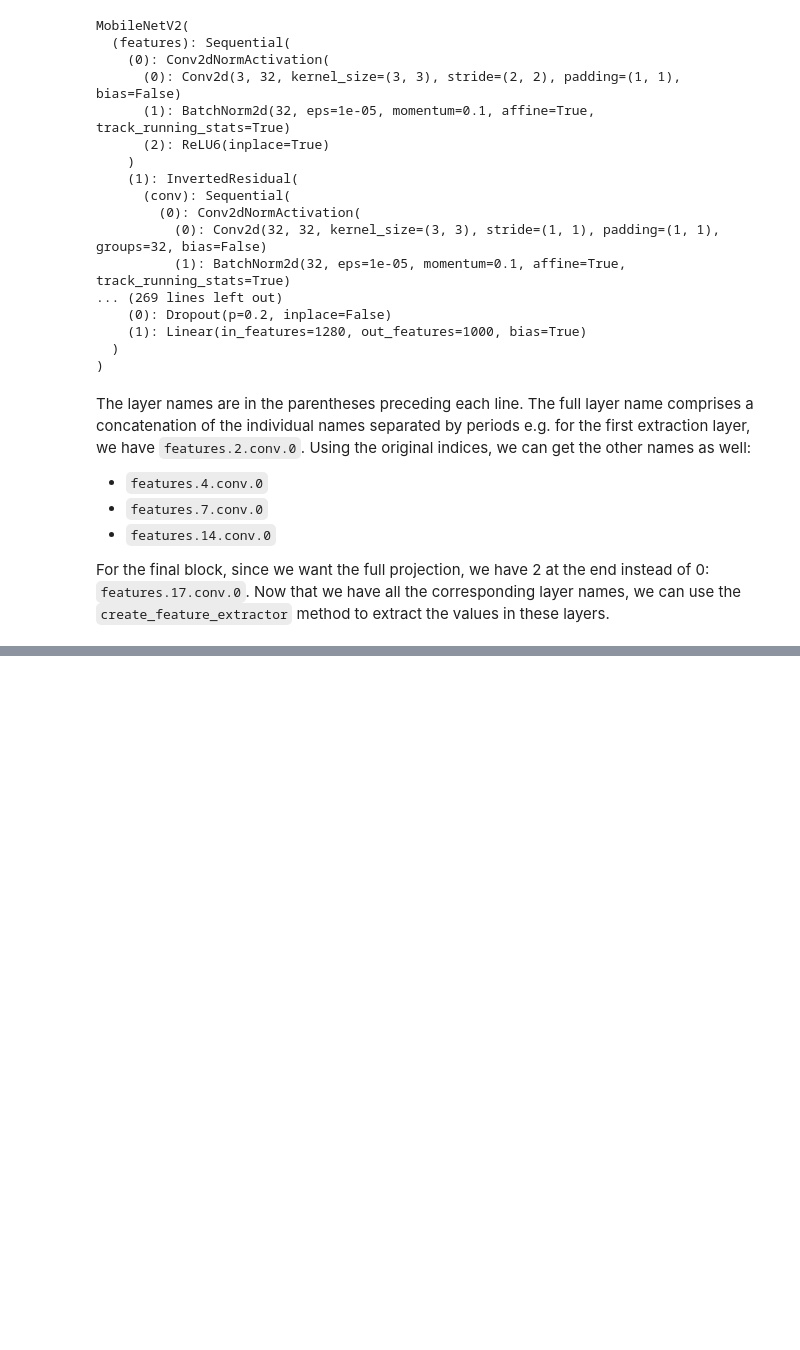
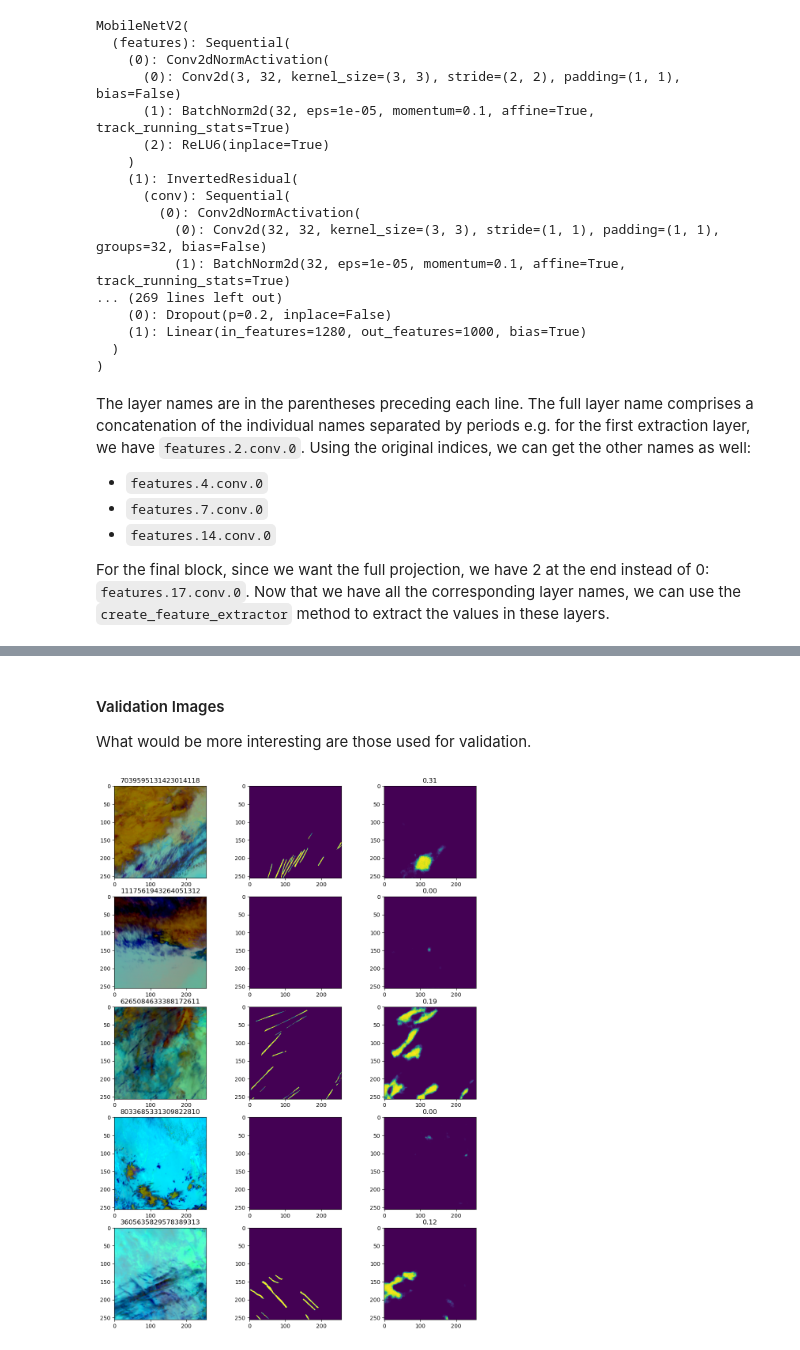
Before and after one commit to MughilM/Data-Science-Projects, a Jupyter notebook: notebooks/01_contrail_detection_unet.ipynb, the cells around one changed output, grey strips where cells are left out. Saved outputs shown, nothing was run; the diff lists cells and outputs as text; code cells hidden in the pictures; blank space fills up the shorter version.

```diff
--- a/notebooks/01_contrail_detection_unet.ipynb
+++ b/notebooks/01_contrail_detection_unet.ipynb
@@ -305,0 +596,22 @@ A good first start to this problem, but additional optimizations can be made. Re
+# %%
+# This class is just so we can disable the validation progress bar,
+# as it's buggy when working with notebooks. Don't worry about this snippet
+# Source: https://stackoverflow.com/questions/59455268/how-to-disable-progress-bar-in-pytorch-lightning
+class LitProgressBar(pl.callbacks.progress.TQDMProgressBar):
+    def init_validation_tqdm(self):
+        bar = tqdm(disable=True)
+        return bar
+bar = LitProgressBar()
+
+# Instantiate both the datamodule and lightning module.
+# If we're in a notebook, then we have to set num_workers to 1.
+datamodule = GRContrailDataModule(batch_size=8, num_workers=0)
+model = GRContrailClassifierModule(image_size=IMAGE_SIZE, optimizer=optim.Adam)
+
+EPOCHS = 50
+# Create our Trainer object, where we specify we want to use the on-system GPU
+trainer = pl.Trainer(min_epochs=1, max_epochs=EPOCHS, accelerator='gpu', devices=1, check_val_every_n_epoch=1, log_every_n_steps=10,
+                     deterministic=False, callbacks=[bar])
+
+# Train! We'll see both the model details and the progress bars, showing the metrics in each epoch
+trainer.fit(model=model, datamodule=datamodule)
@@ -305,0 +728,10 @@ A good first start to this problem, but additional optimizations can be made. Re
+# %% [markdown]
+#### Validation Images
+What would be more interesting are those used for validation.
+# %%
+chosen_val_files = ['7039595131423014118', '1117561943264051312', '6265084633388172611',
+                    '8033685331309822810', '3605635829578389313']
+model.eval()
+plot_contrail_predictions(chosen_val_files)
+# %% [output]
+[figure, added]
```
Also changed, not shown: parts of 28 cells of this notebook.
